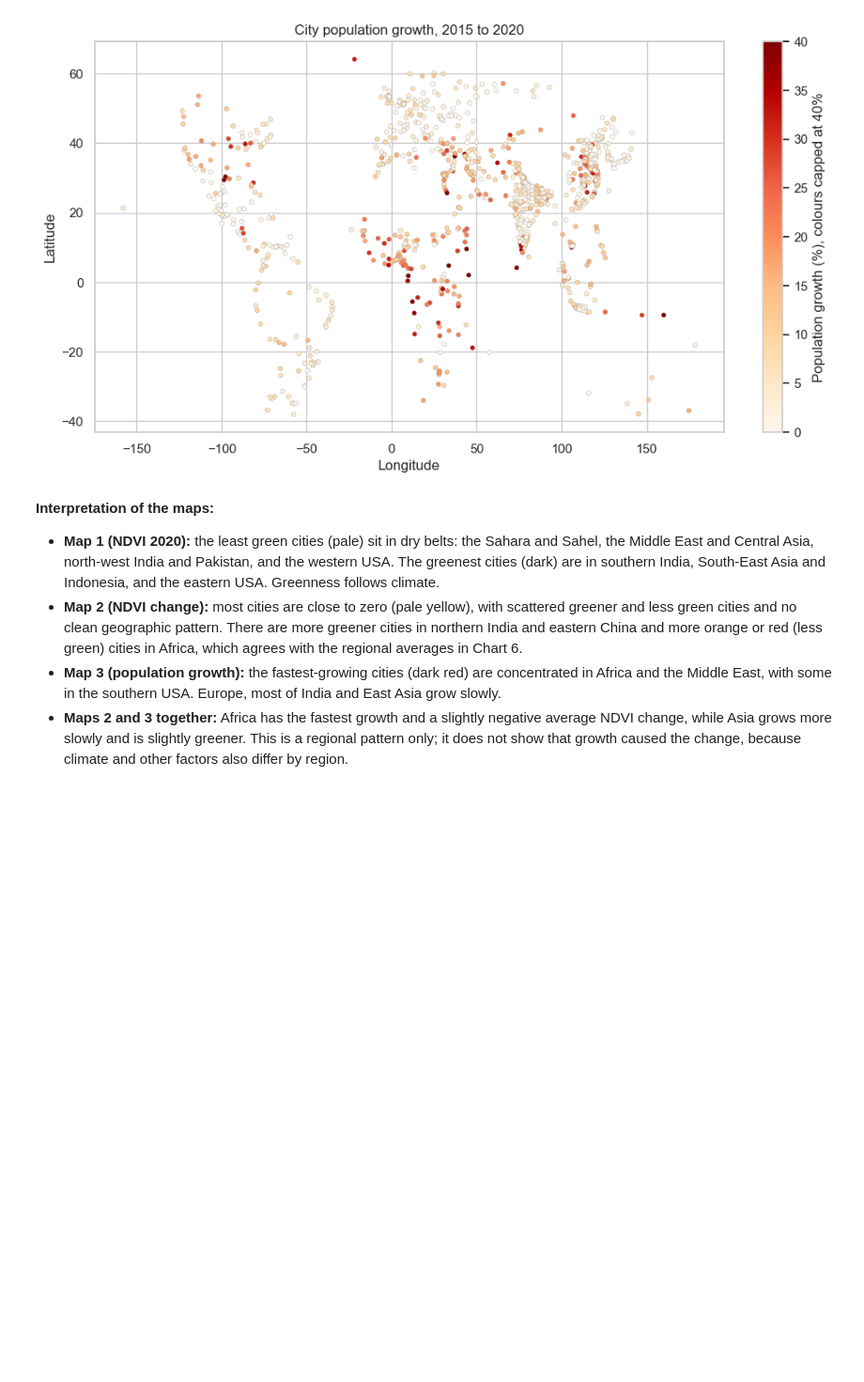
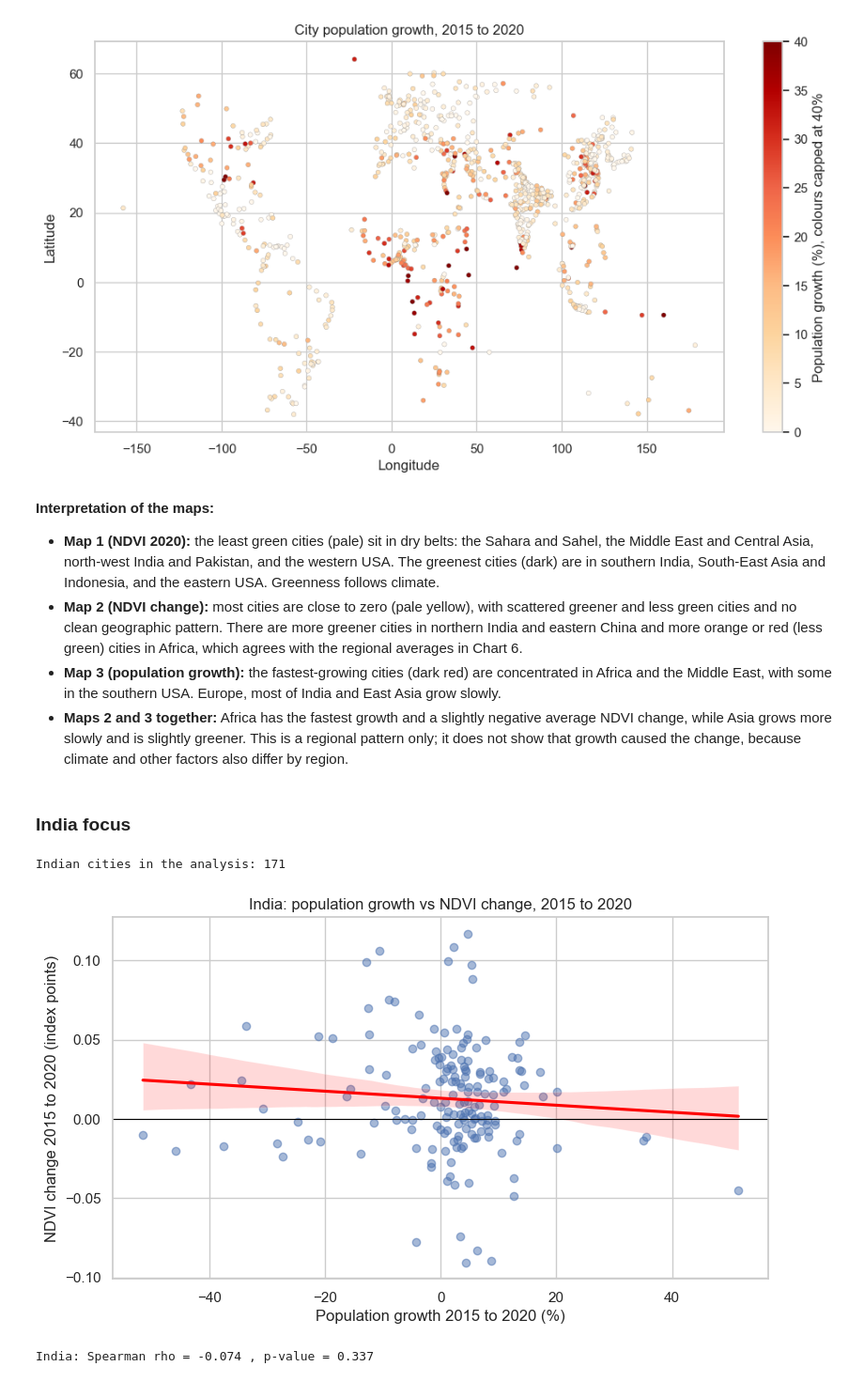
Before and after one commit to prince63aj/Urban_Green_Cover_and_Population_Growth, a Jupyter notebook: Analysis.ipynb, the cells around one changed output. Shown at 94% size. Drawn from its saved outputs; the diff is of its cells as text; code cells hidden in the pictures; blank space fills up the shorter version.

Commit message:
Anaylsis on the indian data

```diff
--- a/Analysis.ipynb
+++ b/Analysis.ipynb
@@ -555,3 +555,27 @@ plt.show()
 - **Map 2 (NDVI change):** most cities are close to zero (pale yellow), with scattered greener and less green cities and no clean geographic pattern. There are more greener cities in northern India and eastern China and more orange or red (less green) cities in Africa, which agrees with the regional averages in Chart 6.
 - **Map 3 (population growth):** the fastest-growing cities (dark red) are concentrated in Africa and the Middle East, with some in the southern USA. Europe, most of India and East Asia grow slowly.
 - **Maps 2 and 3 together:** Africa has the fastest growth and a slightly negative average NDVI change, while Asia grows more slowly and is slightly greener. This is a regional pattern only; it does not show that growth caused the change, because climate and other factors also differ by region.
+# %% [markdown]
+### India focus
+# %%
+# Look only at Indian cities
+india = analysis[analysis["Country"] == "India"].copy()
+print("Indian cities in the analysis:", len(india))
+
+# Scatter: population growth vs NDVI change for India
+plt.figure()
+sns.regplot(data=india, x="Pop_growth_pct_2015_2020", y="NDVI_change_2015_2020",
+            scatter_kws={"alpha": 0.5}, line_kws={"color": "red"})
+plt.axhline(0, color="black", linewidth=0.8)
+plt.title("India: population growth vs NDVI change, 2015 to 2020")
+plt.xlabel("Population growth 2015 to 2020 (%)")
+plt.ylabel("NDVI change 2015 to 2020 (index points)")
+plt.savefig("charts/india_pop_growth_vs_ndvi_change.png", dpi=150, bbox_inches="tight")
+plt.show()
+
+corr_india, p_india = spearmanr(india["NDVI_change_2015_2020"], india["Pop_growth_pct_2015_2020"])
+print("India: Spearman rho =", round(corr_india, 3), ", p-value =", round(p_india, 3))
+# %% [output]
+Indian cities in the analysis: 171
+[figure, added]
+India: Spearman rho = -0.074 , p-value = 0.337
```
Also changed, not shown: parts of 1 cell of this notebook.
